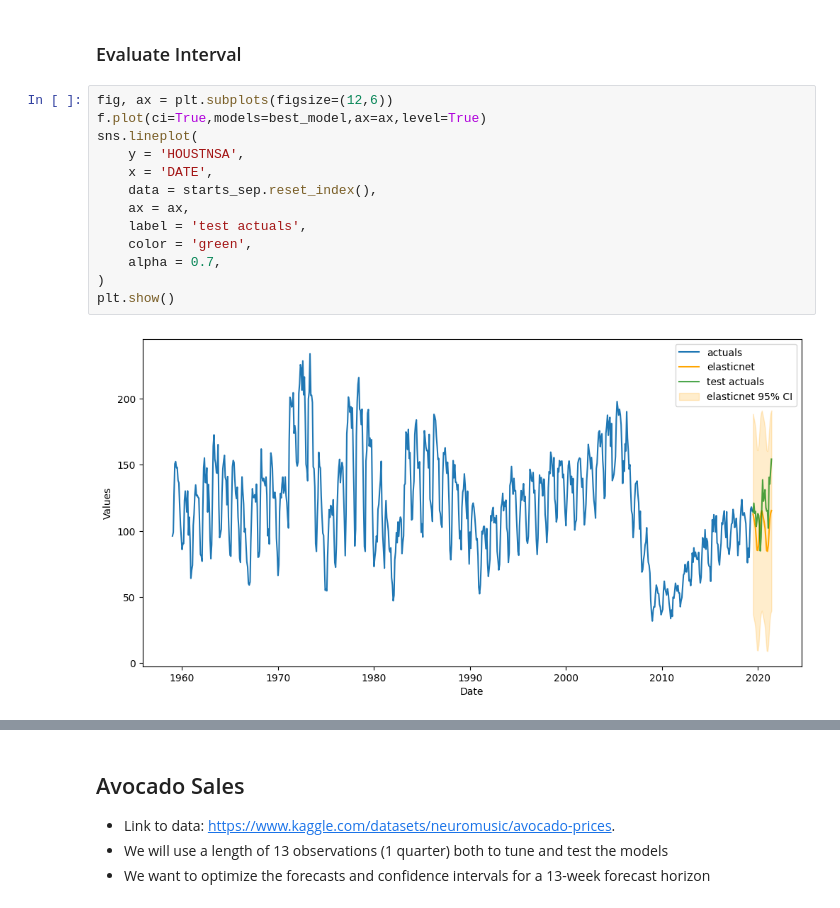
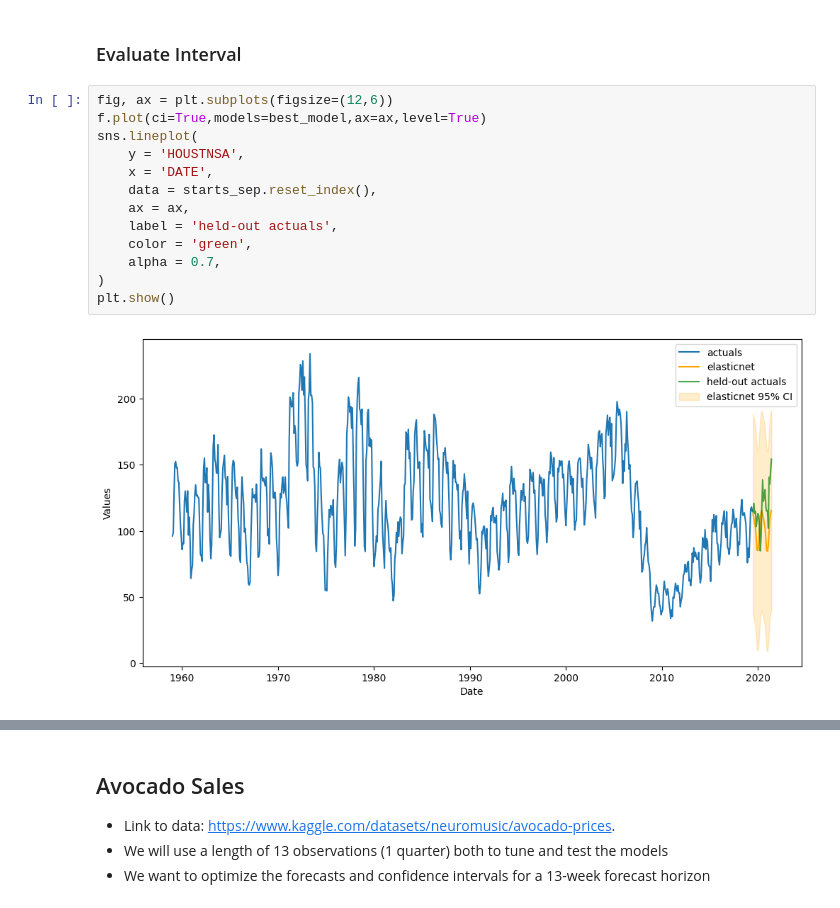
Before and after one commit to mikekeith52/scalecast-examples, a Jupyter notebook: misc/cis/cis.ipynb, the cells around one changed output, grey strips where cells are left out. Saved outputs shown, nothing was run; the diff lists cells and outputs as text.

```diff
--- a/misc/cis/cis.ipynb
+++ b/misc/cis/cis.ipynb
@@ -272,18 +272,18 @@ ms[['ModelNickname','ValidationMetric','ValidationMetricValue','InSampleRMSE']]
 # %%
 fig, ax = plt.subplots(figsize=(12,6))
 f.plot(ci=True,models=best_model,ax=ax,level=True)
 sns.lineplot(
     y = 'HOUSTNSA',
     x = 'DATE',
     data = starts_sep.reset_index(),
     ax = ax,
-    label = 'test actuals',
+    label = 'held-out actuals',
     color = 'green',
     alpha = 0.7,
 )
 plt.show()
 # %% [output]
-[figure, old version]
+[figure, new version]
 # %%
 housing_fcsts1 = f.export("lvl_fcsts",cis=True)
 housing_results = score_cis(
```
Also changed, not shown: parts of 14 cells of this notebook, 1 other file.
